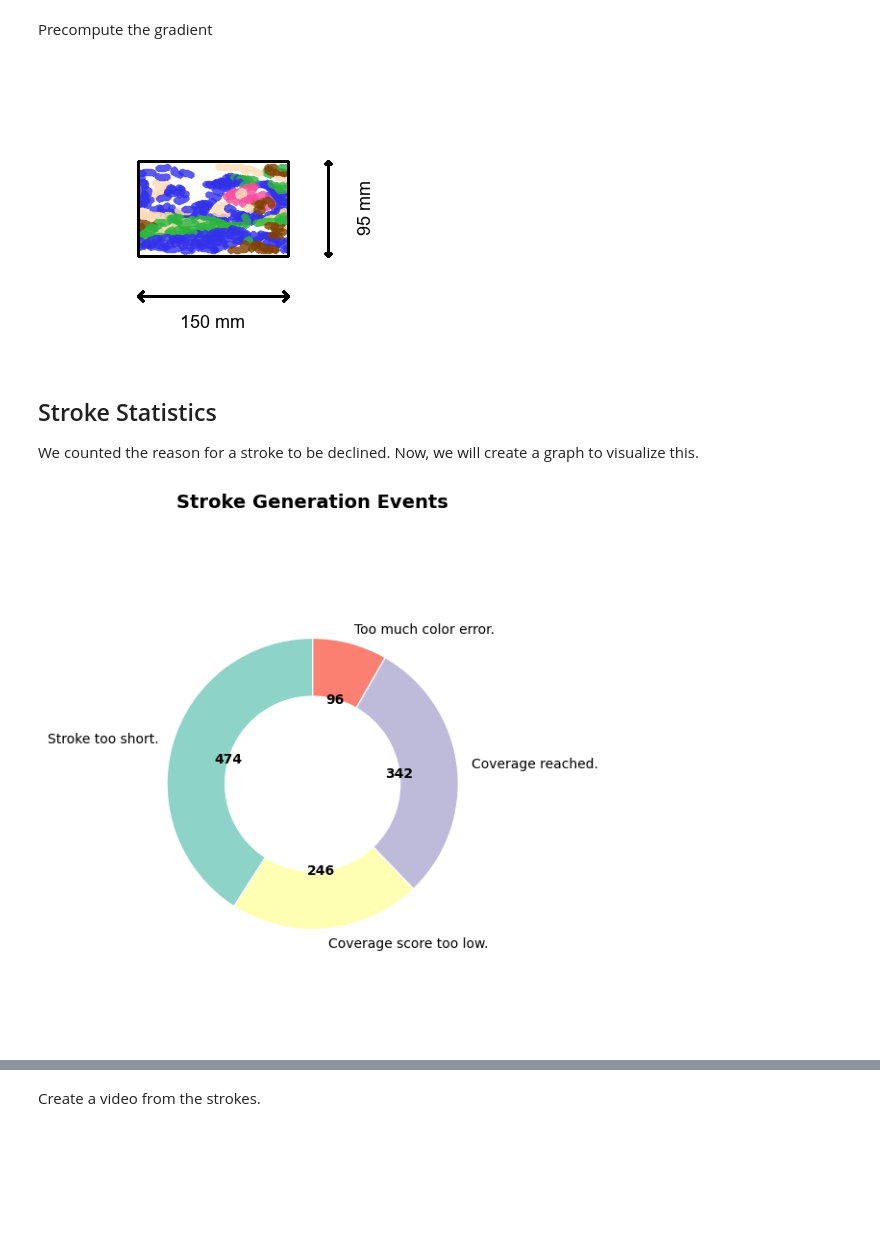
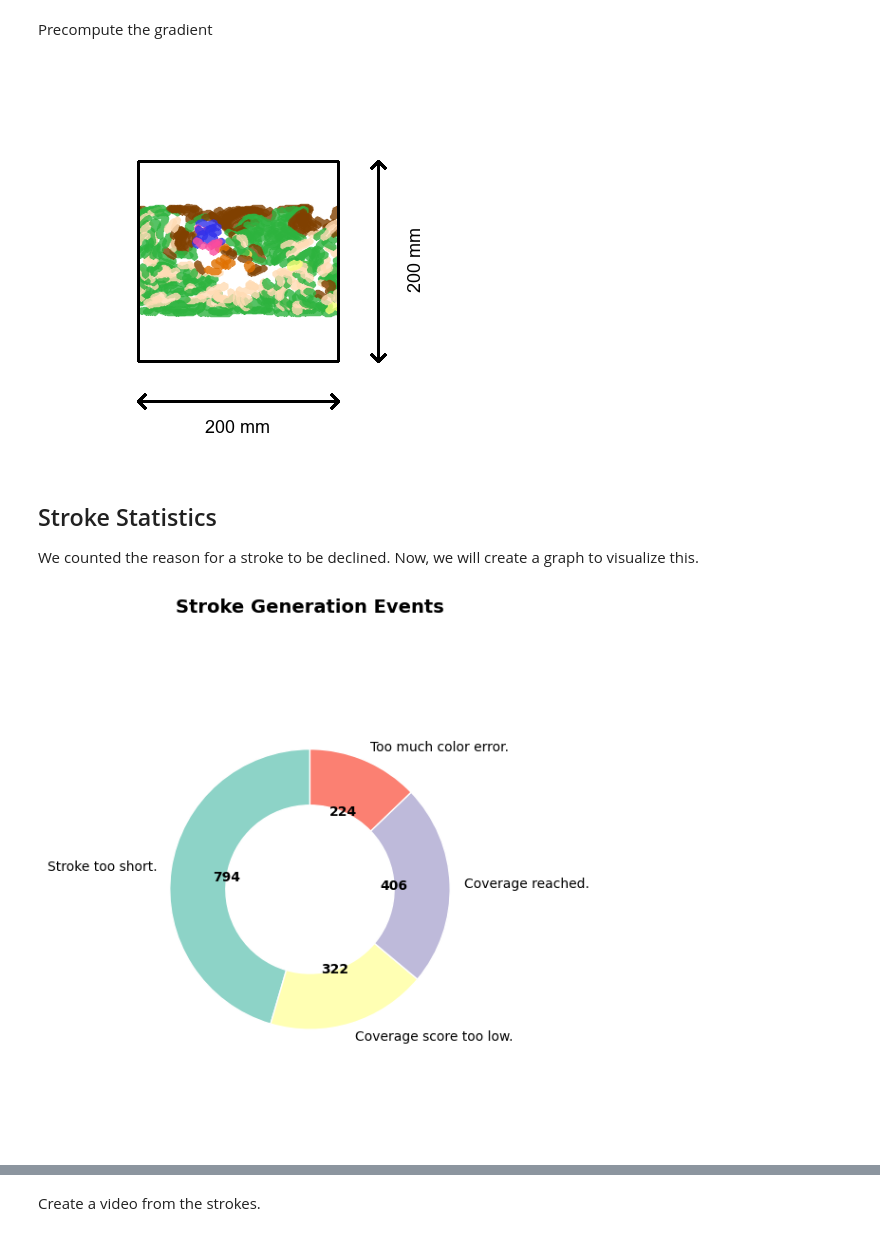
Before and after one commit to SimonMeersschaut/paint-bot, a Jupyter notebook: src/stroke_generation.ipynb, the cells around one changed output, grey strips where cells are left out. Cells and saved outputs as stored; diff of their text form; code cells hidden in the pictures; blank space fills up the shorter version.

```diff
--- a/src/stroke_generation.ipynb
+++ b/src/stroke_generation.ipynb
@@ -1,7 +1,7 @@
 # %% [markdown]
 ## Imports & Loads
 # %%
-CANVAS_SIZE = (150, 95) # mm
+CANVAS_SIZE = (200, 200) # mm (150, 95)
 # %%
 import numpy as np
 from PIL import Image, ImageOps
@@ -79,7 +79,7 @@ import matplotlib.pyplot as plt
 
 
 # 1. Load your PIL image
-pil_original_image = Image.open("C:/Users/Simon/Documents/projecten/paint-bot/images/pink-tree.jpeg")
+pil_original_image = Image.open("C:/Users/Simon/Documents/projecten/paint-bot/images/bird.jpg")
 enhancer = ImageEnhance.Contrast(pil_original_image)
 contrast_factor = 1.2
 pil_original_image = enhancer.enhance(contrast_factor)
@@ -607,35 +607,35 @@ coverage_mask = ~np_padded_mask_resized
 # Sort the depth thresholds ascendingly to easily find the correct bracket
 stroke_generation_supervisor = StrokeGenerationSupervisor()
 
 # Loop through the targeted depth layer bins (Back-to-Front ordering)
 for label, mean_depth in tqdm(segment_depths):
     ## Choose brush-size
     segment_mask = (resized_segments == label)
     if not np.any(segment_mask):
         continue
 
     ## Choose brush-size based on the pre-calculated brush_size_map
     # Extract the brush size assigned to this specific segment region
-    chosen_brush_size = int(10 / 2) # int(np.max(brush_size_map[segment_mask]))
+    chosen_brush_size = 4 # measured 4, 3 for artistic purposes; int(np.max(brush_size_map[segment_mask]))
 
     # Dynamically assign it to the supervisor configuration for this layer
     stroke_generation_supervisor.brush_size = chosen_brush_size
 
     # Call the updated stroke generator function using dictionary unpacking (**)
     generate_strokes_for_layer(
         grad=(gy, gx),
         stroke_sequence=stroke_sequence,
         resized_segments=resized_segments,
         label=label,
         image=np_resized_image,
         coverage_mask=coverage_mask,
         padding_mask=np_padded_mask_resized,
         stroke_generation_supervisor=stroke_generation_supervisor,
     )
 
 visualize_stroke_sequence(stroke_sequence)
 # %% [output]
-[figure, old version]
+[figure, new version]
 # %% [markdown]
 ## Stroke Statistics
 We counted the reason for a stroke to be declined.
@@ -643,7 +643,7 @@ Now, we will create a graph to visualize this.
 # %%
 stroke_generation_supervisor.plot_decline_reasons()
 # %% [output]
-[figure, old version]
+[figure, new version]
 # %%
 stroke_generation_supervisor.plot_color_error_history()
 # %% [output]
```
Also changed, not shown: parts of 9 cells of this notebook, 5 other files.
